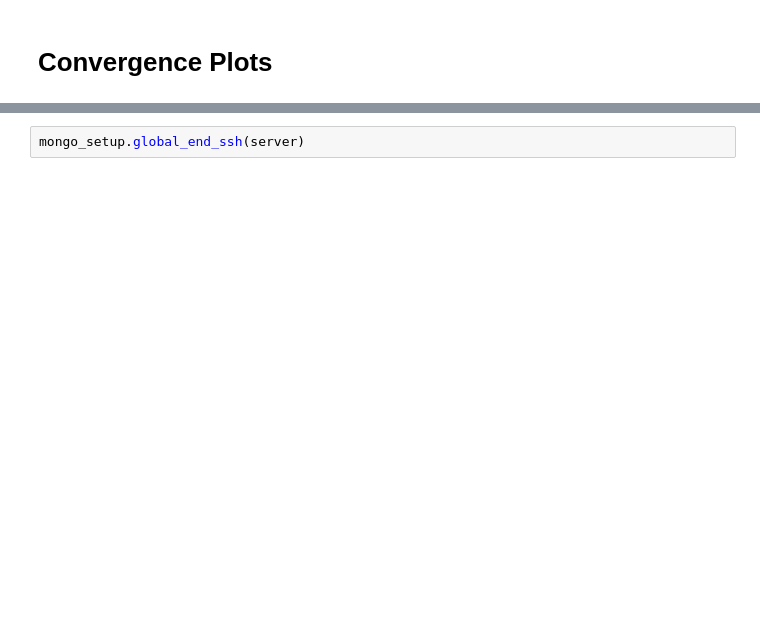
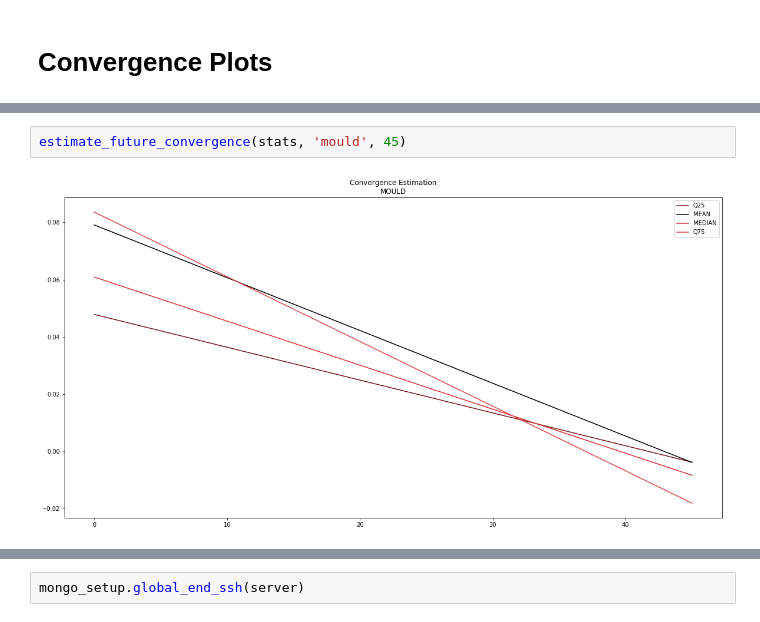
Before and after one commit to ribuild/delphin_6_automation, a Jupyter notebook: data_process/wp6_run/sim_reports/report.ipynb, the cells around one changed output, grey strips where cells are left out. Saved outputs shown, nothing was run; the diff lists cells and outputs as text; blank space fills up the shorter version.

```diff
--- a/data_process/wp6_run/sim_reports/report.ipynb
+++ b/data_process/wp6_run/sim_reports/report.ipynb
@@ -54,0 +95,4 @@ get_convergence_mould()
+# %%
+estimate_future_convergence(stats, 'mould', 45)
+# %% [output]
+[figure, added]
```
Also changed, not shown: parts of 25 cells of this notebook, 6 other files.
